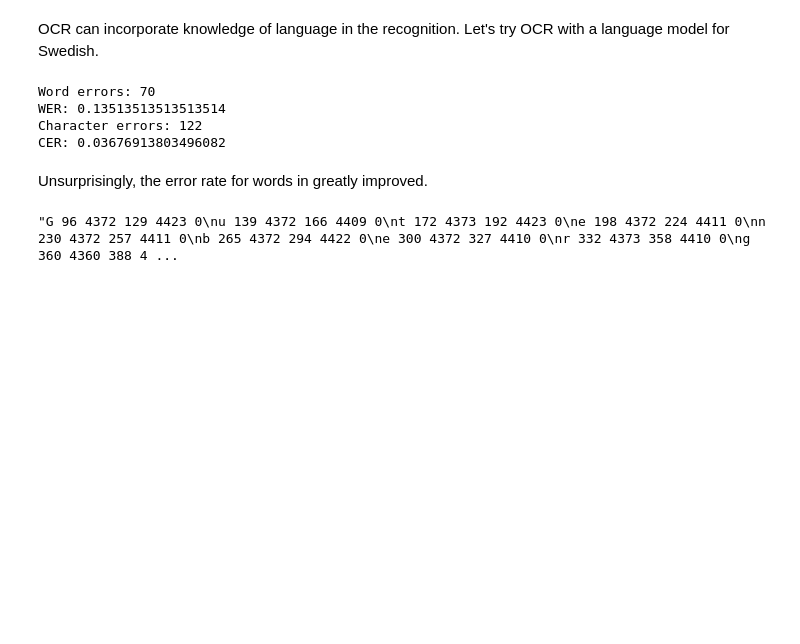
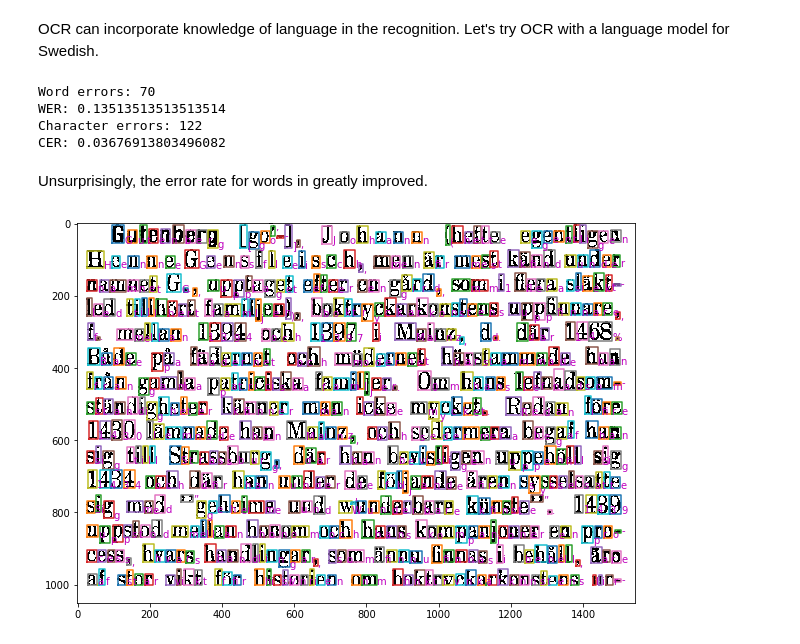
Before and after one commit to fredrikwahlberg/5LN721, a Jupyter notebook: Tesseract example.ipynb, the cells around one changed output. Saved outputs shown, nothing was run; the diff lists cells and outputs as text; code cells hidden in the pictures; blank space fills up the shorter version.

Commit message:
Some fixes to plotting and a new visualisation on Gutenberg.png

```diff
--- a/Tesseract example.ipynb
+++ b/Tesseract example.ipynb
@@ -226,9 +229,20 @@ Character errors: 122
 CER: 0.03676913803496082
 # %% [markdown]
 Unsurprisingly, the error rate for words in greatly improved.
-# %%
-# TODO Visualise the bbx data
-d = pytesseract.image_to_boxes(img)
-d
-# %% [output]
-"G 96 4372 129 4423 0\nu 139 4372 166 4409 0\nt 172 4373 192 4423 0\ne 198 4372 224 4411 0\nn 230 4372 257 4411 0\nb 265 4372 294 4422 0\ne 300 4372 327 4410 0\nr 332 4373 358 4410 0\ng 360 4360 388 4 ...
+# %%
+img_cropped = img[:1000, :]
+data = pytesseract.image_to_boxes(img_cropped)
+# %%
+plt.figure(figsize=(10, 10))
+plt.imshow(img_cropped, cmap='gray')
+for entry in data.split("\n"):
+    char, y1, x1, y2, x2, _ = entry.split()
+    y1 = int(y1)
+    y2 = int(y2)
+    x1 = img_cropped.shape[0]-int(x1)
+    x2 = img_cropped.shape[0]-int(x2)
+    plt.plot([y1, y2, y2, y1, y1], [x1, x1, x2, x2, x1]) # Plot the box
+    plt.text(y2, x1, char, color='m') # Plot the OCRed character
+plt.show()
+# %% [output]
+[figure, added]
```
Also changed, not shown: parts of 3 cells of this notebook, 1 other file.
